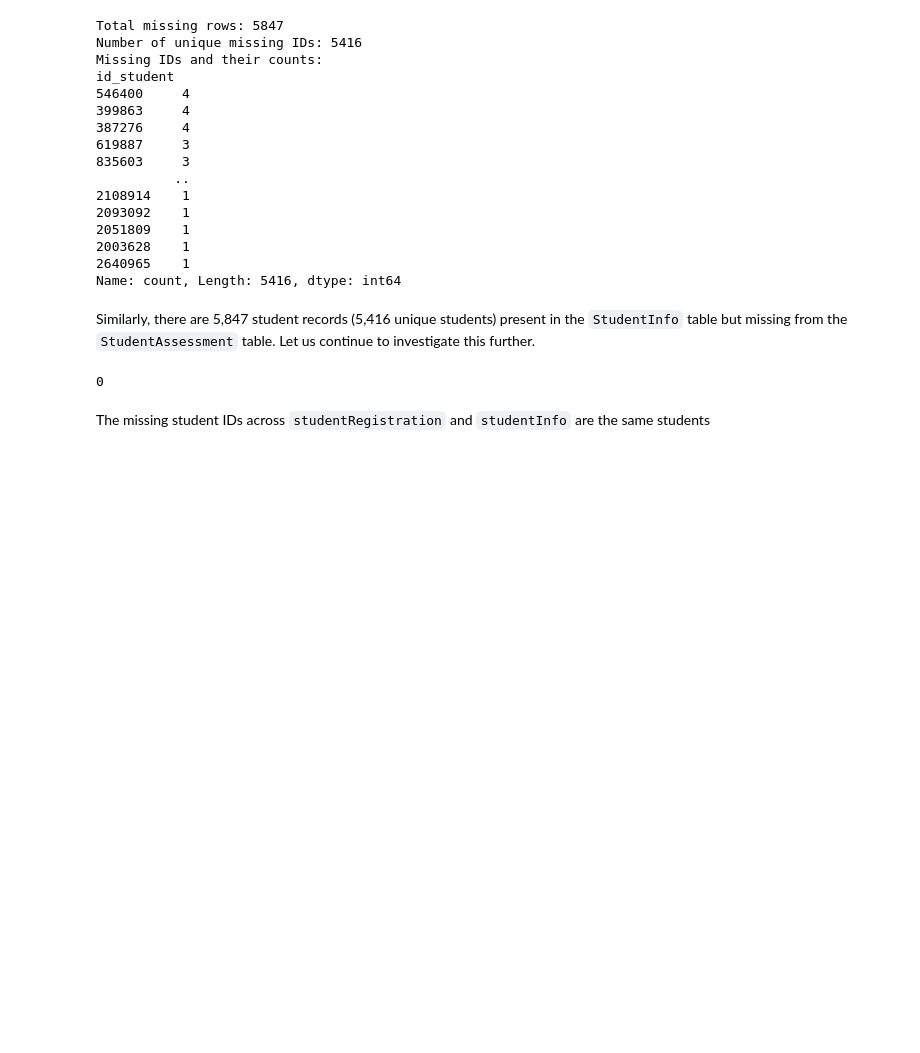
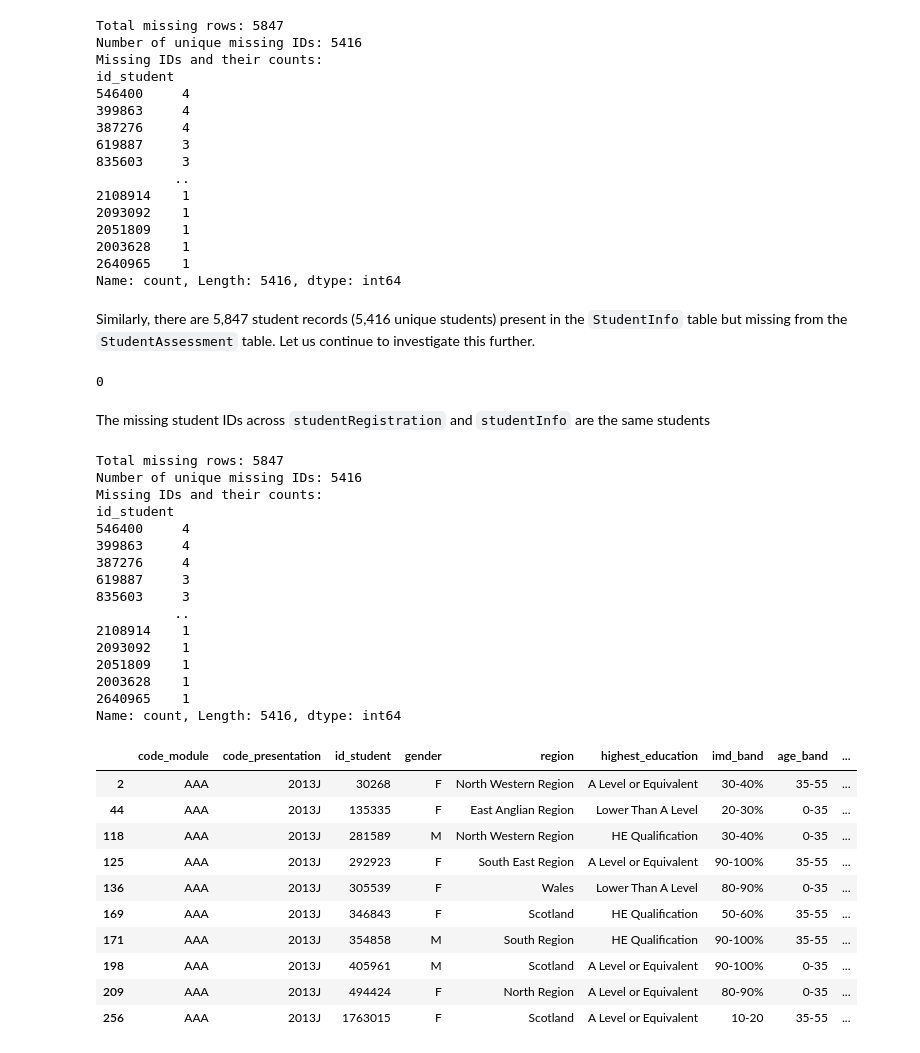
Before and after one commit to MScProjs/MScProject2025-Ali-Suhail, a Jupyter notebook: codes/jisc.ipynb, the cells around one changed output. Cells and saved outputs as stored; diff of their text form; code cells hidden in the pictures; blank space fills up the shorter version.

```diff
--- a/codes/jisc.ipynb
+++ b/codes/jisc.ipynb
@@ -70,6 +70,9 @@ def compare_df_cols(series1, series2):
         Total number of missing rows (values in series1 not found in series2).
         Number of unique missing values.
         The missing values along with their occurrence counts in series1.
+
+    Returns:
+        missing_counts (pd.Series): A series containing the missing values from series1 as the index and their counts as the values.
     """
     missing_values = series1[~series1.isin(series2)] # Find values in series1 not in series2.
     missing_counts = missing_values.value_counts() # Count how many times each missing ID appears.
@@ -78,4 +81,37 @@ def compare_df_cols(series1, series2):
     print(f'Number of unique missing IDs: {len(missing_counts)}')  # Unique missing IDs.
     print('Missing IDs and their counts:')
     print(missing_counts)
+
+    return missing_counts
+
+def plot_bar_with_annotations(categories, counts, xlabel='', ylabel='', title='', rotation=0, color='skyblue', figsize=(8,5)):
+    """
+    Plots a bar chart with annotations on top of each bar.
+
+    Args:
+        categories (list): Categories/labels for the x-axis.
+        counts (list): Corresponding counts or values for each category.
+        xlabel (str): Label for the x-axis.
+        ylabel (str): Label for the y-axis.
+        title (str): Plot title.
+        rotation (int): Rotation angle for x-axis tick labels.
+        color (str or list): Bar color(s).
+        figsize (tuple): Figure size (width, height).
+    """
+    plt.figure(figsize=figsize)
+    bars = plt.bar(categories, counts, color=color)
+    plt.xlabel(xlabel)
+    plt.ylabel(ylabel)
+    plt.title(title)
+    plt.xticks(rotation=rotation)
+
+    # Add annotations on top of each bar.
+    for bar in bars:
+        height = bar.get_height()
+        plt.annotate(f'{height}',
+                     xy=(bar.get_x() + bar.get_width() / 2, height),
+                     xytext=(0, 3),  # 3 points vertical offset.
+                     textcoords="offset points",
+                     ha='center', va='bottom')
+    plt.show()
 # %% [markdown]
@@ -582,3 +640,36 @@ difference
 0
 # %% [markdown]
 The missing student IDs across `studentRegistration` and `studentInfo` are the same students
+# %%
+missing_ids = compare_df_cols(studentRegistration['id_student'], studentAssessment['id_student'])
+
+missing_students = studentInfo[studentInfo['id_student'].isin(missing_ids.index)]
+missing_students.head(10)
+# %% [output]
+Total missing rows: 5847
+Number of unique missing IDs: 5416
+Missing IDs and their counts:
+id_student
+546400     4
+399863     4
+387276     4
+619887     3
+835603     3
+          ..
+2108914    1
+2093092    1
+2051809    1
+2003628    1
+2640965    1
+Name: count, Length: 5416, dtype: int64
+|  | code_module | code_presentation | id_student | gender | region | highest_education | imd_band | age_band | ... |
+| 2 | AAA | 2013J | 30268 | F | North Western Region | A Level or Equivalent | 30-40% | 35-55 | ... |
+| 44 | AAA | 2013J | 135335 | F | East Anglian Region | Lower Than A Level | 20-30% | 0-35 | ... |
+| 118 | AAA | 2013J | 281589 | M | North Western Region | HE Qualification | 30-40% | 0-35 | ... |
+| 125 | AAA | 2013J | 292923 | F | South East Region | A Level or Equivalent | 90-100% | 35-55 | ... |
+| 136 | AAA | 2013J | 305539 | F | Wales | Lower Than A Level | 80-90% | 0-35 | ... |
+| 169 | AAA | 2013J | 346843 | F | Scotland | HE Qualification | 50-60% | 35-55 | ... |
+| 171 | AAA | 2013J | 354858 | M | South Region | HE Qualification | 90-100% | 35-55 | ... |
+| 198 | AAA | 2013J | 405961 | M | Scotland | A Level or Equivalent | 90-100% | 0-35 | ... |
+| 209 | AAA | 2013J | 494424 | F | North Region | A Level or Equivalent | 80-90% | 0-35 | ... |
+| 256 | AAA | 2013J | 1763015 | F | Scotland | A Level or Equivalent | 10-20 | 35-55 | ... |
```
Also changed, not shown: parts of 49 cells of this notebook, 3 other files.
